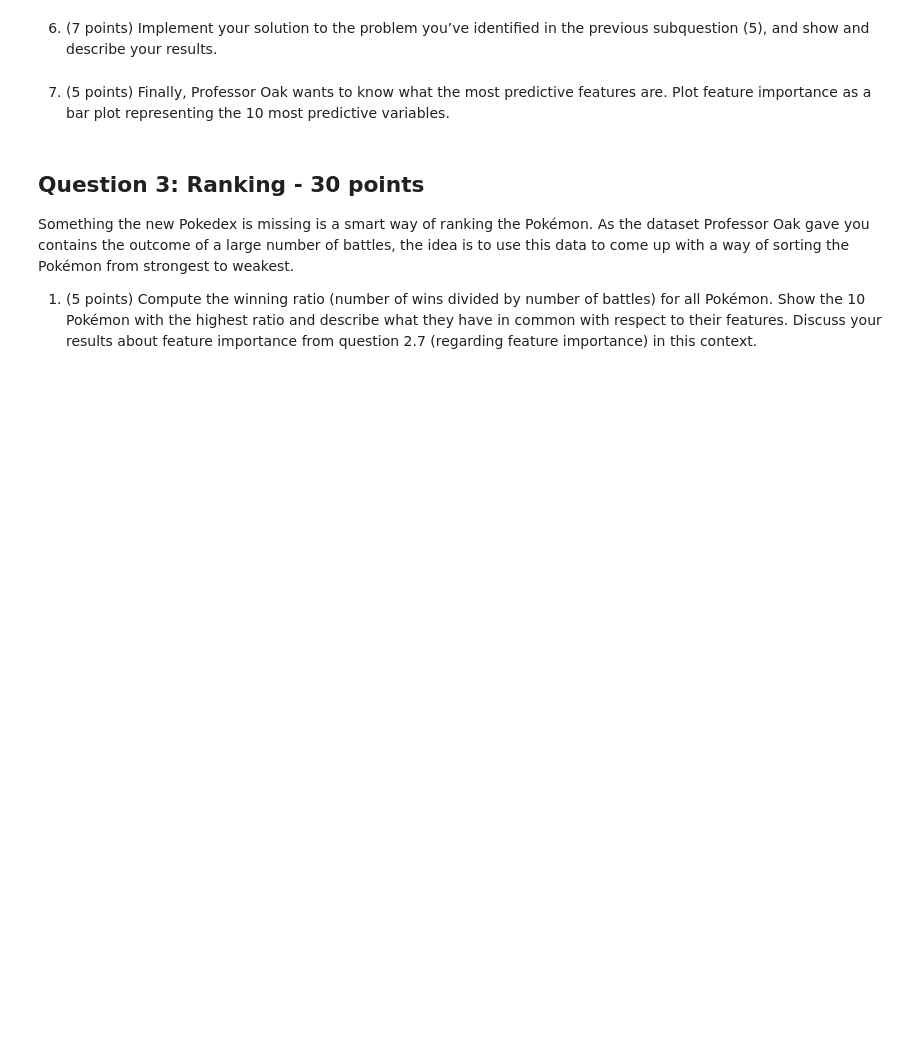
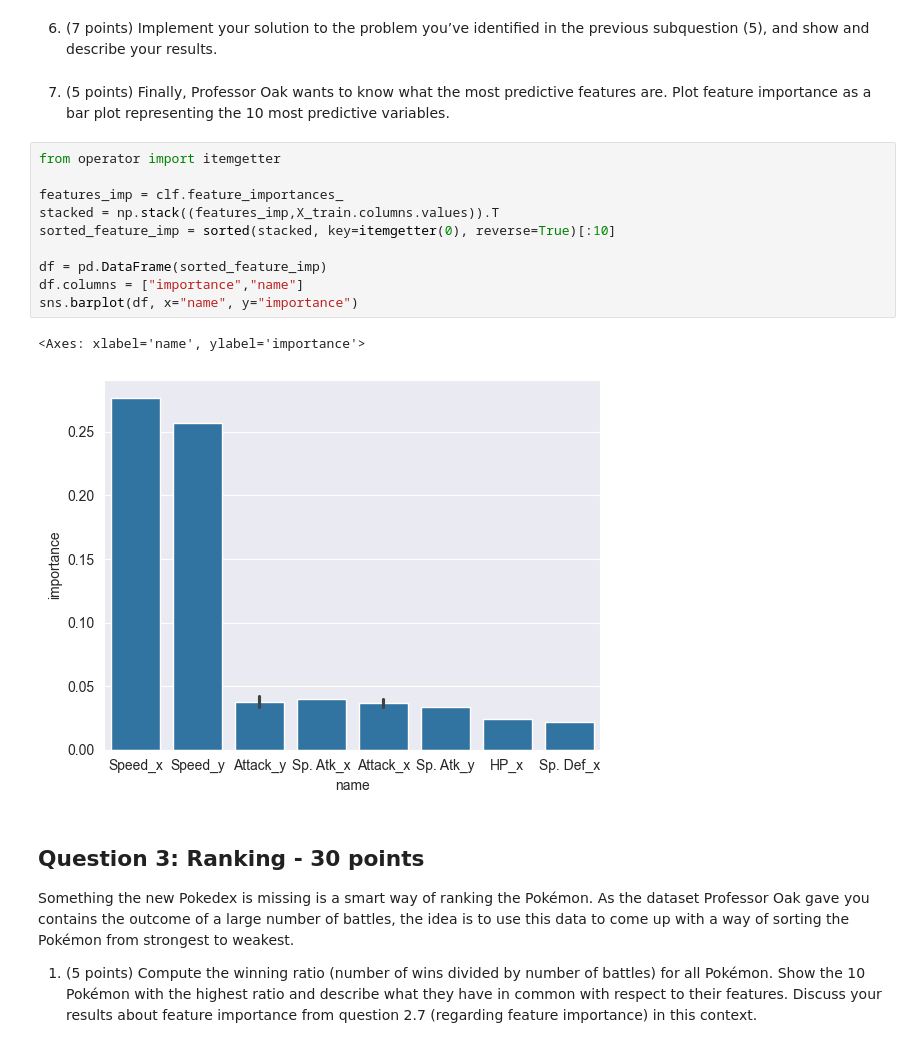
Before and after one commit to 2Tricky4u/ADA2023, a Jupyter notebook: Exam/2017/exam.ipynb, the cells around one changed output. Cells and saved outputs as stored; diff of their text form; blank space fills up the shorter version.

```diff
--- a/Exam/2017/exam.ipynb
+++ b/Exam/2017/exam.ipynb
@@ -317,4 +370,17 @@ PySparkTypeError: [NOT_COLUMN_OR_FLOAT_OR_INT_OR_LIST_OR_STR] Argument `item` sh
 6. (7 points) Implement your solution to the problem you’ve identified in the previous subquestion (5), and show and describe your results.
 # %% [markdown]
 7. (5 points) Finally, Professor Oak wants to know what the most predictive features are. Plot feature importance as a bar plot representing the 10 most predictive variables.
+# %%
+from operator import itemgetter
+
+features_imp = clf.feature_importances_
+stacked = np.stack((features_imp,X_train.columns.values)).T
+sorted_feature_imp = sorted(stacked, key=itemgetter(0), reverse=True)[:10]
+
+df = pd.DataFrame(sorted_feature_imp)
+df.columns = ["importance","name"]
+sns.barplot(df, x="name", y="importance")
+# %% [output]
+<Axes: xlabel='name', ylabel='importance'>
+[figure, added]
 # %% [markdown]
```
Also changed, not shown: parts of 10 cells of this notebook, 4 other files.
